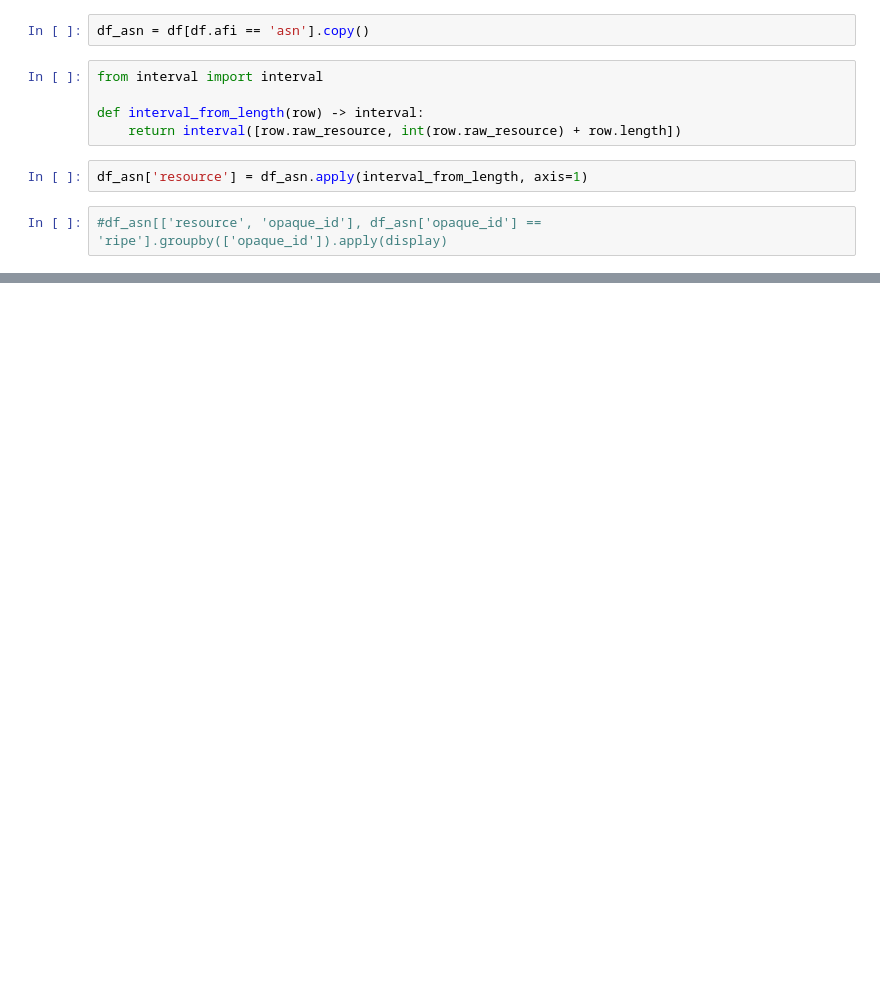
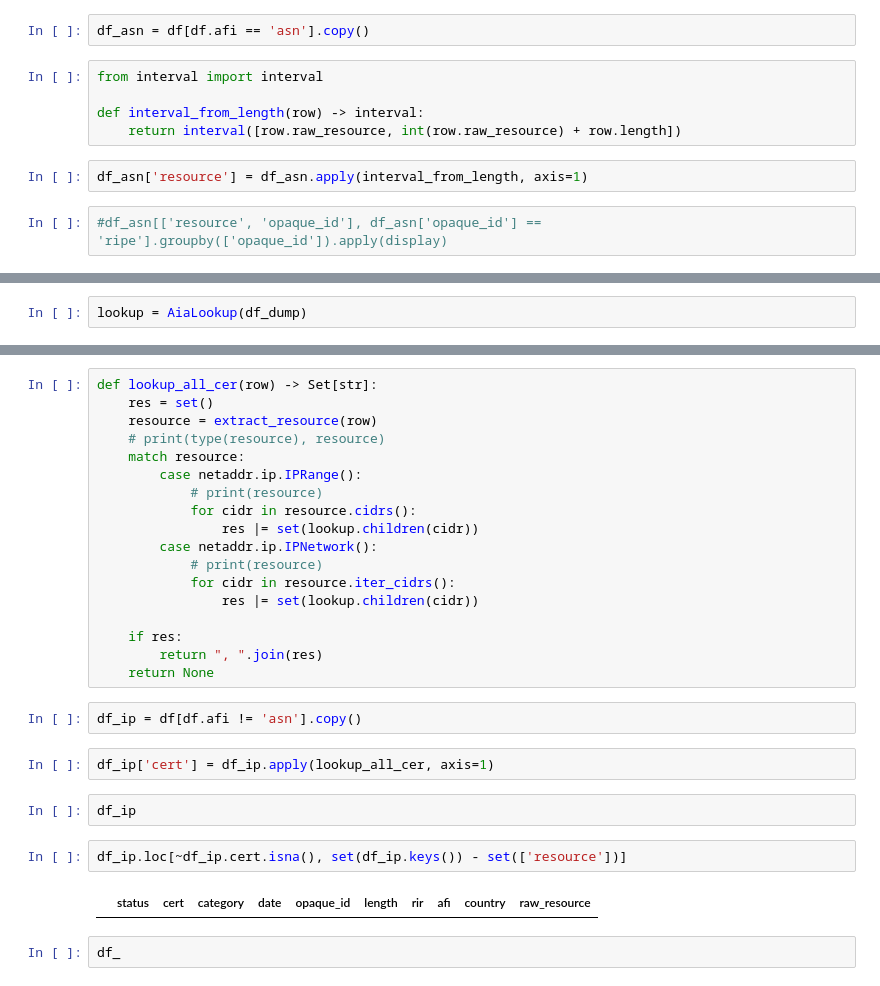
Before and after one commit to ties/rpki-analysis, a Jupyter notebook: workbooks/asn_ranges_delegated_extended.ipynb, the cells around one changed output, grey strips where cells are left out. Drawn from its saved outputs; the diff is of its cells as text; blank space fills up the shorter version.

```diff
--- a/workbooks/asn_ranges_delegated_extended.ipynb
+++ b/workbooks/asn_ranges_delegated_extended.ipynb
@@ -48,0 +143,2 @@ df_asn[['opaque_id', 'rir', 'length']]\
+# %%
+lookup = AiaLookup(df_dump)
@@ -48,0 +169,30 @@ df_asn[['opaque_id', 'rir', 'length']]\
+# %%
+def lookup_all_cer(row) -> Set[str]:
+    res = set()
+    resource = extract_resource(row)
+    # print(type(resource), resource)
+    match resource:
+        case netaddr.ip.IPRange():
+            # print(resource)
+            for cidr in resource.cidrs():
+                res |= set(lookup.children(cidr))
+        case netaddr.ip.IPNetwork():
+            # print(resource)
+            for cidr in resource.iter_cidrs():
+                res |= set(lookup.children(cidr))
+
+    if res:
+        return ", ".join(res)
+    return None
+# %%
+df_ip = df[df.afi != 'asn'].copy()
+# %%
+df_ip['cert'] = df_ip.apply(lookup_all_cer, axis=1)
+# %%
+df_ip
+# %%
+df_ip.loc[~df_ip.cert.isna(), set(df_ip.keys()) - set(['resource'])]
+# %% [output]
+|  | status | cert | category | date | opaque_id | length | rir | afi | country | raw_resource |
+# %%
+df_
```
Also changed, not shown: parts of 17 cells of this notebook, 9 other files.
